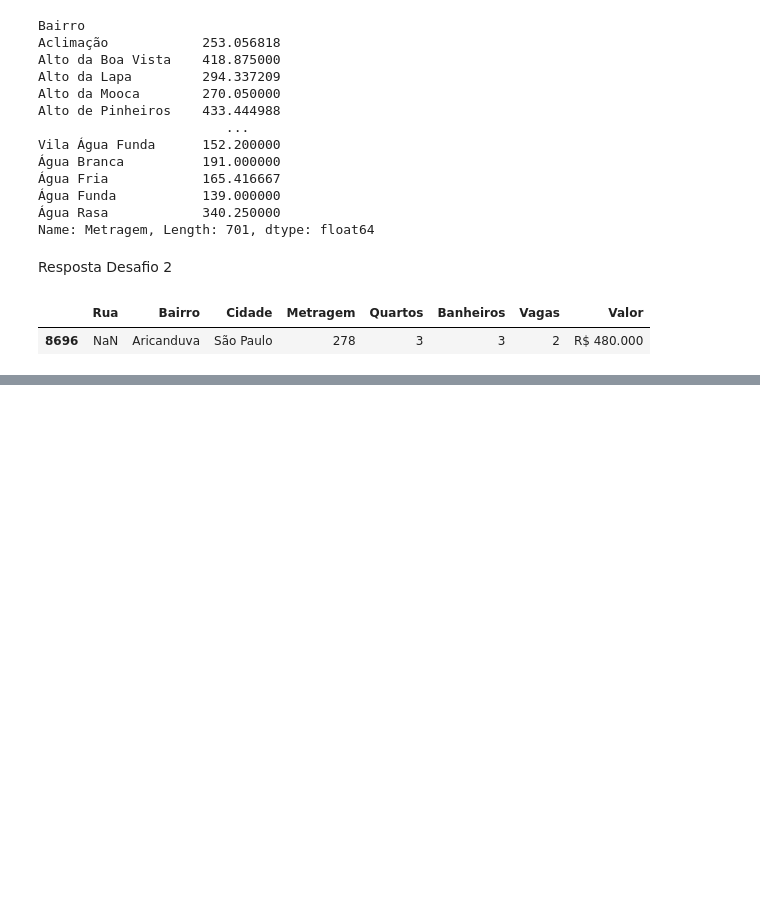
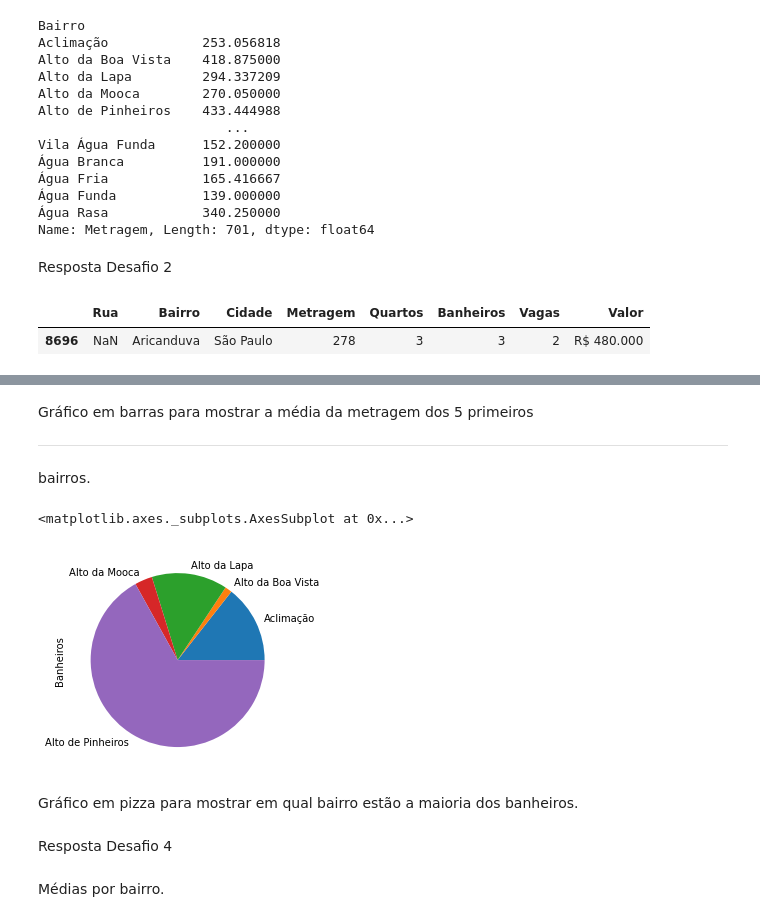
Before and after one commit to gynmidia/Imersao_dados_4, a Jupyter notebook: Imersao_dados_4_aula01_Pesquisa_Imoveis_Sao_Paulo.ipynb, the cells around one changed output, grey strips where cells are left out. Saved outputs shown, nothing was run; the diff lists cells and outputs as text; code cells hidden in the pictures; blank space fills up the shorter version.

```diff
--- a/Imersao_dados_4_aula01_Pesquisa_Imoveis_Sao_Paulo.ipynb
+++ b/Imersao_dados_4_aula01_Pesquisa_Imoveis_Sao_Paulo.ipynb
@@ -226,0 +235,18 @@ dados[dados["Bairro"] == "Barra Funda"]
+# %% [markdown]
+Gráfico em barras para mostrar a média da metragem dos 5 primeiros
+
+---
+
+bairros.
+# %%
+conta_colunas_bairro = dados.groupby('Bairro').count()
+conta_colunas_bairro['Banheiros'].head(5).plot.pie()
+# %% [output]
+<matplotlib.axes._subplots.AxesSubplot at 0x...>
+[figure, added]
+# %% [markdown]
+Gráfico em pizza para mostrar em qual bairro estão a maioria dos banheiros.
+# %% [markdown]
+Resposta Desafio 4
+# %% [markdown]
+Médias por bairro.
```
Also changed, not shown: parts of 11 cells of this notebook.
